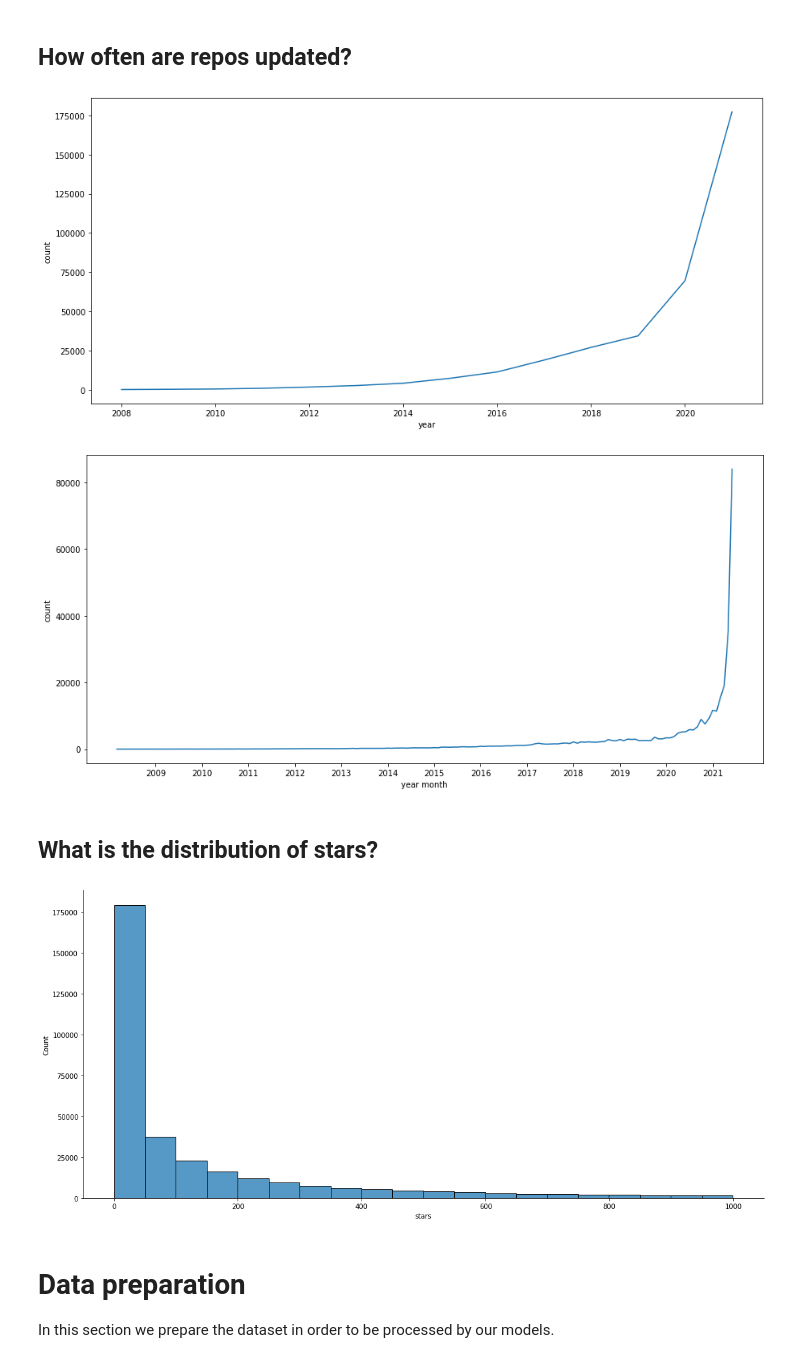
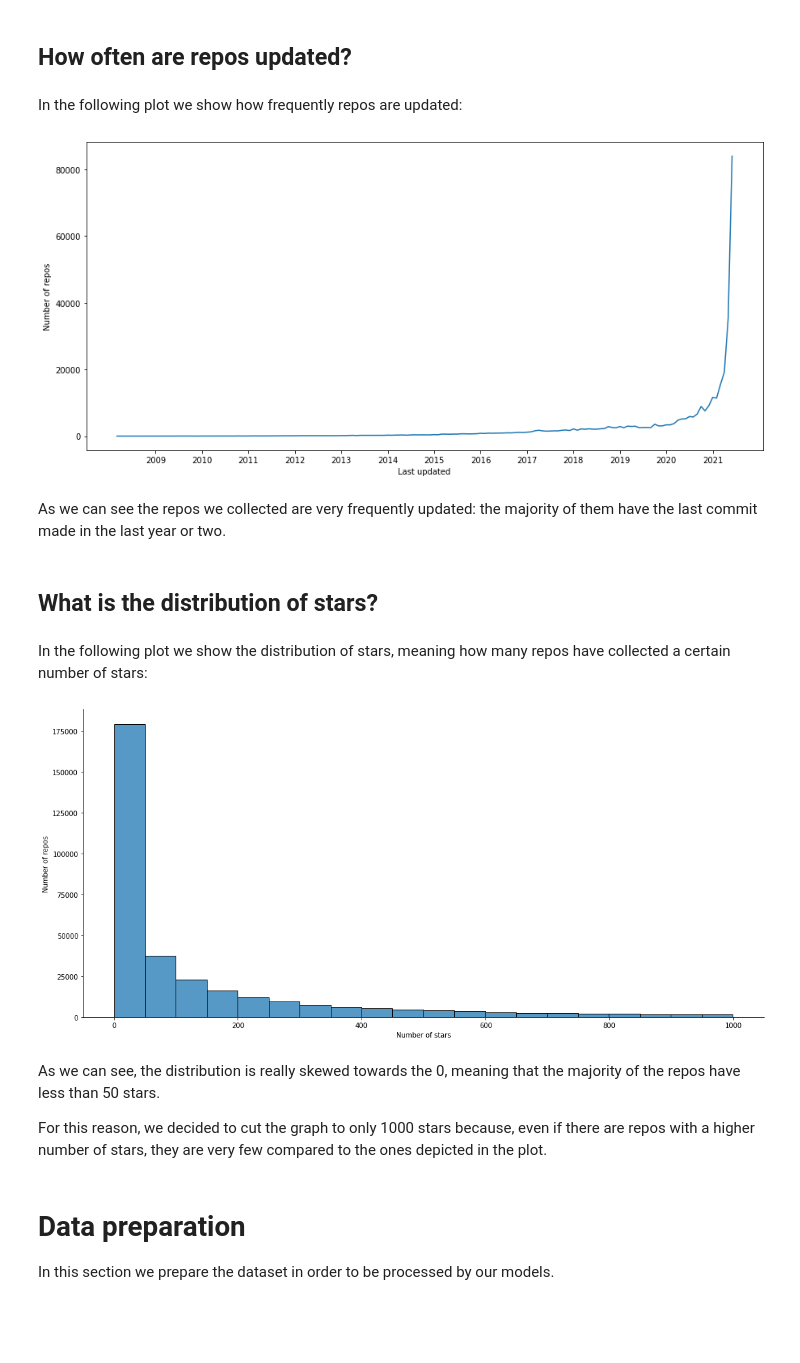
Before and after one commit to dotmat3/github-recommender-system, a Jupyter notebook: GitHub_Recommender_System.ipynb, the cells around one changed output. Saved outputs shown, nothing was run; the diff lists cells and outputs as text; code cells hidden in the pictures; blank space fills up the shorter version.

```diff
--- a/GitHub_Recommender_System.ipynb
+++ b/GitHub_Recommender_System.ipynb
@@ -71,7 +70,8 @@ spark = (SparkSession.builder
          .master("local[*]")
          .appName("GitHub Recommender System")
          .config("spark.ui.port", "4050")
-         .config("spark.driver.memory", "8g")
+         .config("spark.driver.memory", "10g")
+         # Reduce the number of partitions to increase performances in single node mode
          .config("spark.sql.shuffle.partitions", 2)
          .getOrCreate())
 
@@ -283,16 +328,7 @@ plt.show()
 # %% [markdown]
 ## How often are repos updated?
-# %%
-repos_with_year_df = repos_df.withColumn("year", year("updated"))
-number_of_repos_per_year = repos_with_year_df.groupBy("year").count().orderBy("year")
-
-data = number_of_repos_per_year.toPandas()
-
-plt.figure(figsize=(15, 7))
-sns.lineplot(data=data, x="year", y="count")
-plt.show()
-# %% [output]
-[figure, removed]
+# %% [markdown]
+In the following plot we show how frequently repos are updated:
 # %%
 repos_with_month_df = repos_df.withColumn("year", year("updated")).withColumn("month", month("updated"))
 number_of_repos_per_month = repos_with_month_df.groupBy("year", "month").count().orderBy("year", "month")
@@ -302,31 +338,43 @@ data = number_of_repos_per_month.toPandas()
 
 plt.figure(figsize=(15, 7))
 sns.lineplot(data=data, x="year month", y="count")
-startingYear, startingMonth = data.iloc[0]["year"], data.iloc[0]["month"]
-endingYear, endingMonth = data.iloc[-1]["year"], data.iloc[-1]["month"]
+starting_year, starting_month = data.iloc[0]["year"], data.iloc[0]["month"]
+ending_year, ending_month = data.iloc[-1]["year"], data.iloc[-1]["month"]
 
 prev_ticks, prev_labels = plt.xticks()
 
 ticks = []
-for i in range(0, (endingYear - startingYear) * 12 + 1, 12):
-  value = i + (13 - startingMonth)
+for i in range(0, (ending_year - starting_year) * 12 + 1, 12):
+  value = i + (13 - starting_month)
   if value > 0 and value < prev_ticks[-1]:
     ticks.append(value)
 
 plt.xticks(ticks, labels=range(2009, 2022))
+plt.xlabel("Last updated")
+plt.ylabel("Number of repos")
 plt.show()
 # %% [output]
-[figure, old version]
+[figure, new version]
+# %% [markdown]
+As we can see the repos we collected are very frequently updated: the majority of them have the last commit made in the last year or two.
 # %% [markdown]
 ## What is the distribution of stars?
+# %% [markdown]
+In the following plot we show the distribution of stars, meaning how many repos have collected a certain number of stars:
 # %%
 stars_dist = repos_df.toPandas()["stars"]
 stars_dist = stars_dist[stars_dist < 1_000]
 
 sns.displot(stars_dist, bins=20, height=7, aspect=15/7)
+plt.xlabel("Number of stars")
+plt.ylabel("Number of repos")
 plt.show()
 # %% [output]
-[figure, old version]
+[figure, new version]
+# %% [markdown]
+As we can see, the distribution is really skewed towards the 0, meaning that the majority of the repos have less than 50 stars.
+
+For this reason, we decided to cut the graph to only 1000 stars because, even if there are repos with a higher number of stars, they are very few compared to the ones depicted in the plot.
 # %% [markdown]
 # Data preparation
 In this section we prepare the dataset in order to be processed by our models.
```
Also changed, not shown: parts of 125 cells of this notebook.
